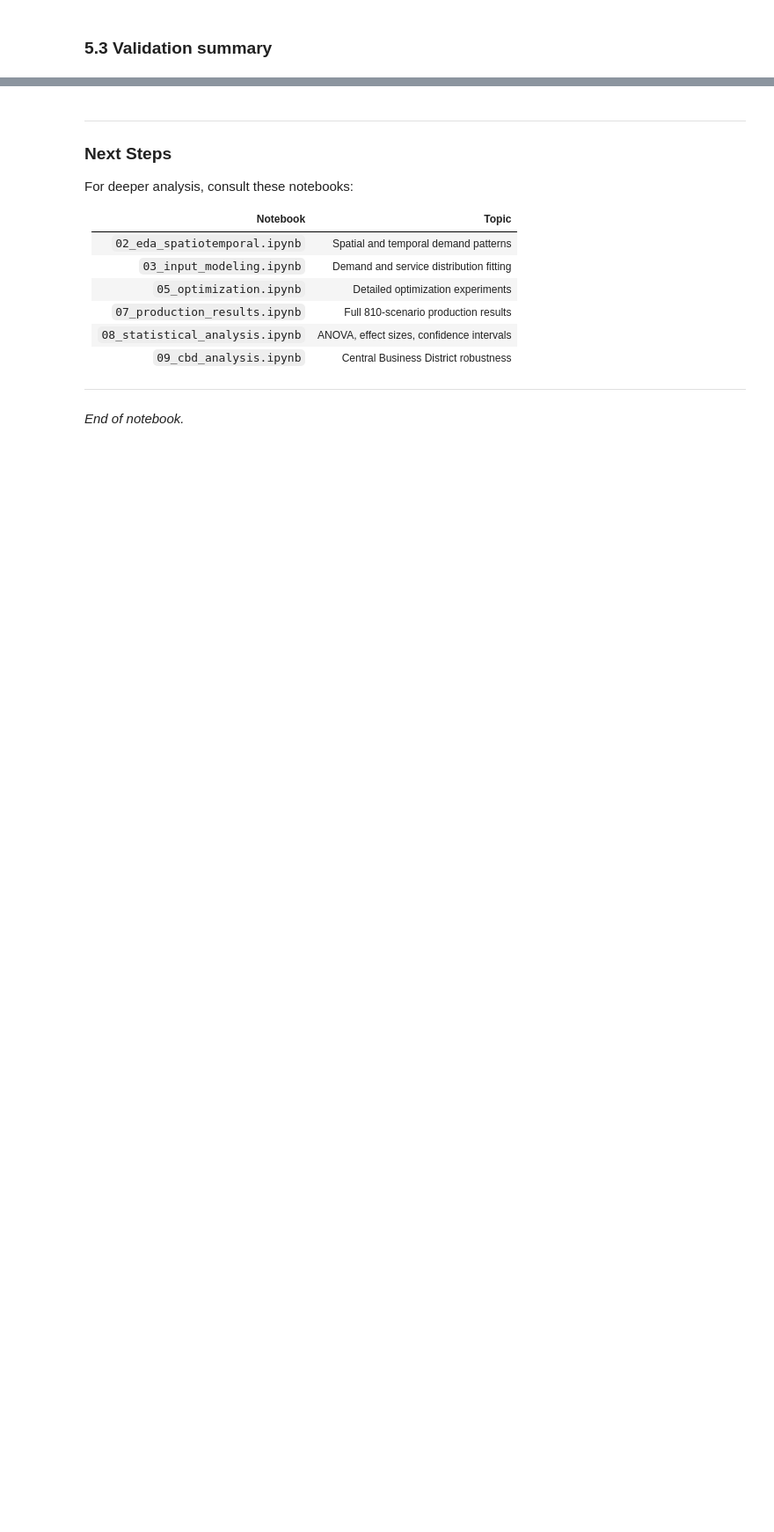
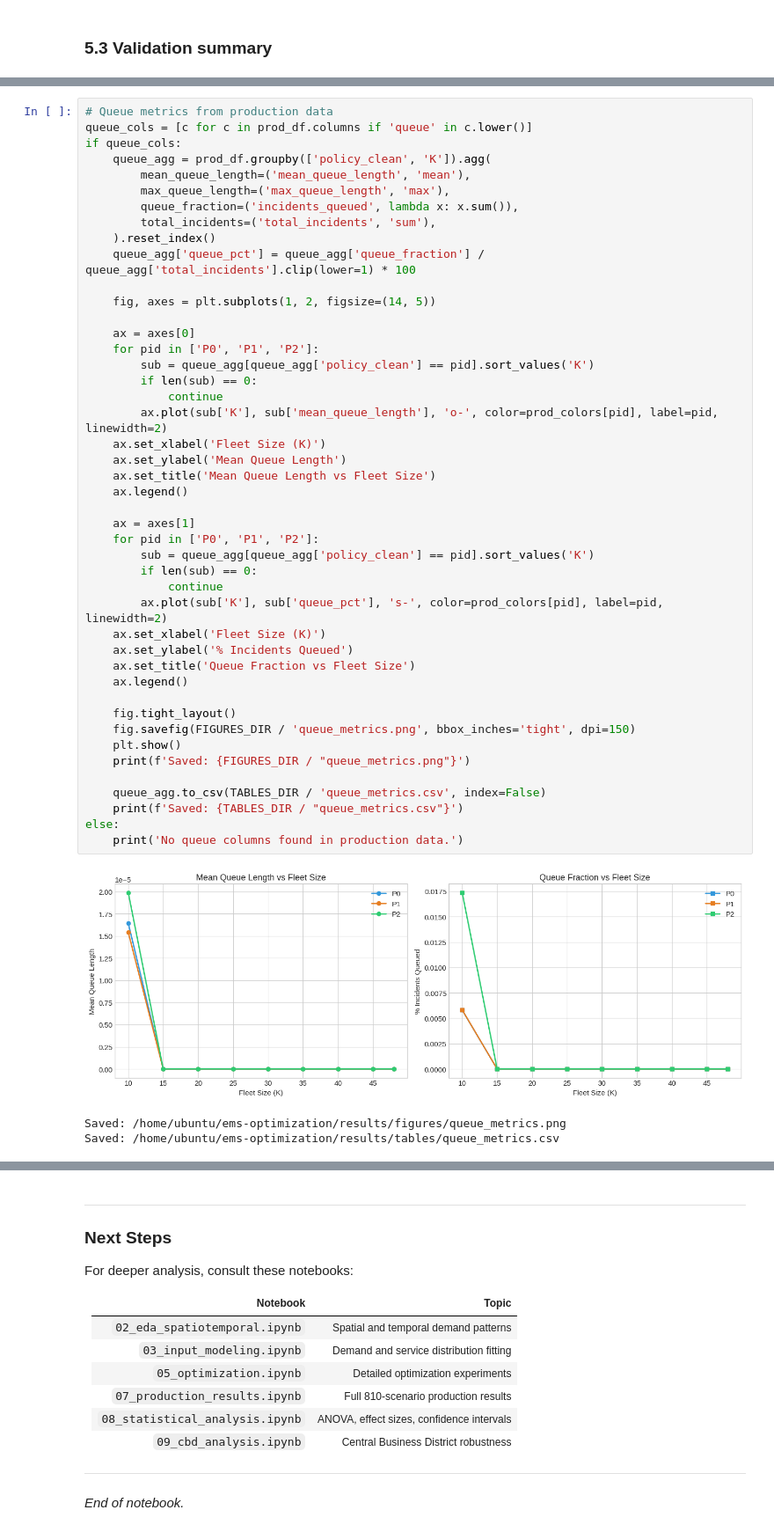
Before and after one commit to cnsp/ems-optimization, a Jupyter notebook: notebooks/01_end_to_end_workflow.ipynb, the cells around one changed output, grey strips where cells are left out. Shown at 88% size. Drawn from its saved outputs; the diff is of its cells as text; blank space fills up the shorter version.

```diff
--- a/notebooks/01_end_to_end_workflow.ipynb
+++ b/notebooks/01_end_to_end_workflow.ipynb
@@ -774,0 +1074,49 @@ print('5. All verification and validation tests pass.')
+# %%
+# Queue metrics from production data
+queue_cols = [c for c in prod_df.columns if 'queue' in c.lower()]
+if queue_cols:
+    queue_agg = prod_df.groupby(['policy_clean', 'K']).agg(
+        mean_queue_length=('mean_queue_length', 'mean'),
+        max_queue_length=('max_queue_length', 'max'),
+        queue_fraction=('incidents_queued', lambda x: x.sum()),
+        total_incidents=('total_incidents', 'sum'),
+    ).reset_index()
+    queue_agg['queue_pct'] = queue_agg['queue_fraction'] / queue_agg['total_incidents'].clip(lower=1) * 100
+
+    fig, axes = plt.subplots(1, 2, figsize=(14, 5))
+
+    ax = axes[0]
+    for pid in ['P0', 'P1', 'P2']:
+        sub = queue_agg[queue_agg['policy_clean'] == pid].sort_values('K')
+        if len(sub) == 0:
+            continue
+        ax.plot(sub['K'], sub['mean_queue_length'], 'o-', color=prod_colors[pid], label=pid, linewidth=2)
+    ax.set_xlabel('Fleet Size (K)')
+    ax.set_ylabel('Mean Queue Length')
+    ax.set_title('Mean Queue Length vs Fleet Size')
+    ax.legend()
+
+    ax = axes[1]
+    for pid in ['P0', 'P1', 'P2']:
+        sub = queue_agg[queue_agg['policy_clean'] == pid].sort_values('K')
+        if len(sub) == 0:
+            continue
+        ax.plot(sub['K'], sub['queue_pct'], 's-', color=prod_colors[pid], label=pid, linewidth=2)
+    ax.set_xlabel('Fleet Size (K)')
+    ax.set_ylabel('% Incidents Queued')
+    ax.set_title('Queue Fraction vs Fleet Size')
+    ax.legend()
+
+    fig.tight_layout()
+    fig.savefig(FIGURES_DIR / 'queue_metrics.png', bbox_inches='tight', dpi=150)
+    plt.show()
+    print(f'Saved: {FIGURES_DIR / "queue_metrics.png"}')
+
+    queue_agg.to_csv(TABLES_DIR / 'queue_metrics.csv', index=False)
+    print(f'Saved: {TABLES_DIR / "queue_metrics.csv"}')
+else:
+    print('No queue columns found in production data.')
+# %% [output]
+[figure, added]
+Saved: /home/ubuntu/ems-optimization/results/figures/queue_metrics.png
+Saved: /home/ubuntu/ems-optimization/results/tables/queue_metrics.csv
```
Also changed, not shown: parts of 64 cells of this notebook, 2 other files.
